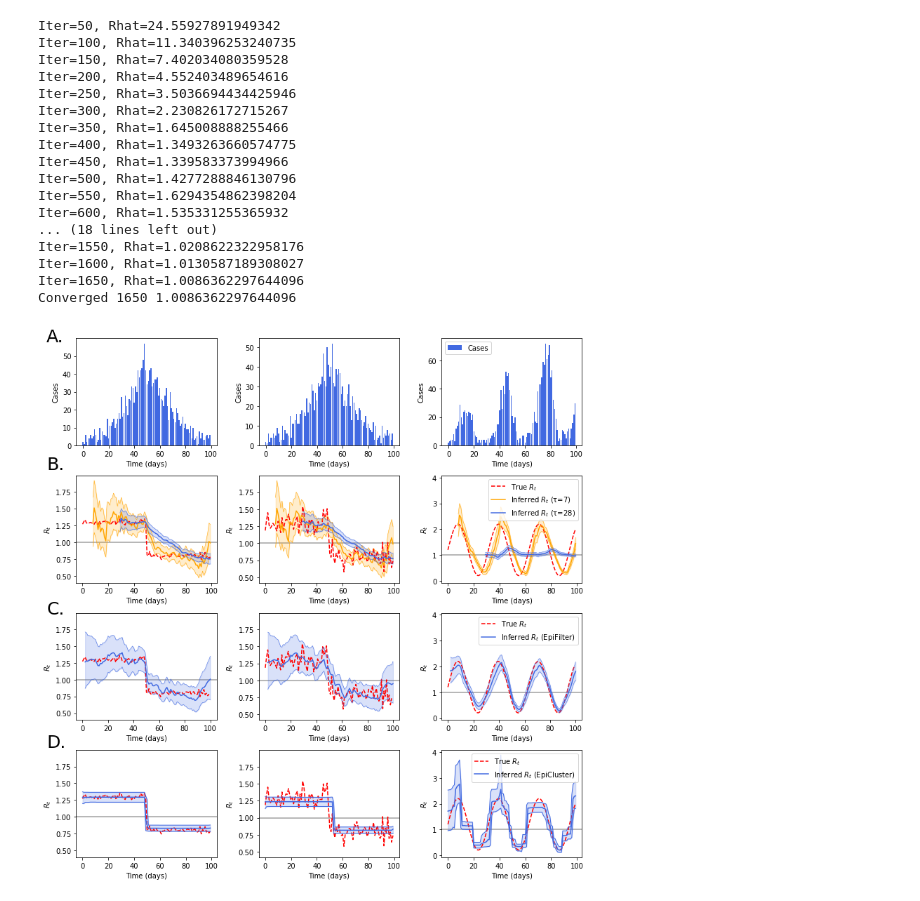
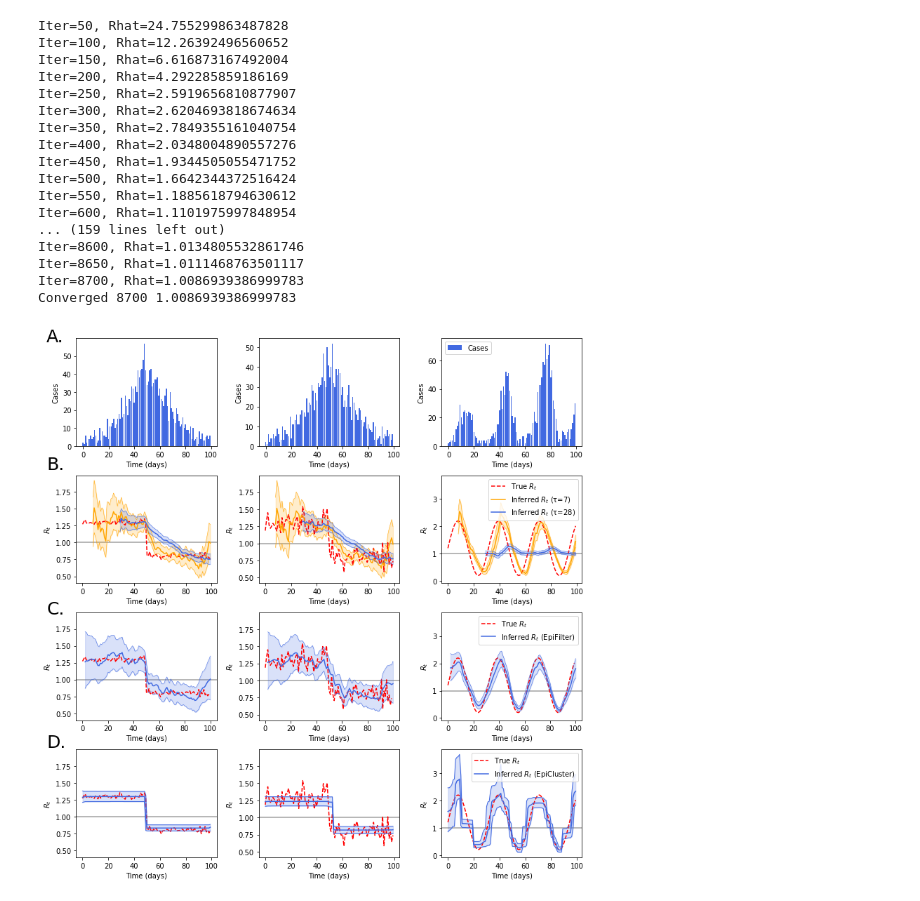
Before and after one commit to SABS-R3-Epidemiology/epicluster-results, a Jupyter notebook: notebooks/Figure3.ipynb, the cells around one changed output. Cells and saved outputs as stored; diff of their text form; code cells hidden in the pictures.

```diff
--- a/notebooks/Figure3.ipynb
+++ b/notebooks/Figure3.ipynb
@@ -60,7 +60,7 @@ intervals28 = inference.get_intervals(central_prob=.9)
 
 # run change point
 p = ec.PoissonModel(copy.deepcopy(inf_cases), w, prior_expected_clusters=1.5)
-mcmc = ec.MCMCSampler(p, 2)
+mcmc = ec.MCMCSampler(p, 4)
 phi_chain, z_chain, counts = mcmc.run_mcmc(Rhat_thresh=1.01, progress=True)
 
 
@@ -128,7 +125,7 @@ intervals28 = inference.get_intervals(central_prob=.9)
 
 # run change point
 p = ec.PoissonModel(copy.deepcopy(inf_cases), w, prior_expected_clusters=1.5)
-mcmc = ec.MCMCSampler(p, 2)
+mcmc = ec.MCMCSampler(p, 4)
 phi_chain, z_chain, counts = mcmc.run_mcmc(Rhat_thresh=1.01, progress=True)
 
 
@@ -193,7 +198,7 @@ intervals28 = inference.get_intervals(central_prob=.9)
 
 # run change point
 p = ec.PoissonModel(copy.deepcopy(inf_cases), w, prior_expected_clusters=1.5)
-mcmc = ec.MCMCSampler(p, 2)
+mcmc = ec.MCMCSampler(p, 4)
 phi_chain, z_chain, counts = mcmc.run_mcmc(Rhat_thresh=1.01, progress=True)
 
 
@@ -203,23 +208,23 @@ epi_results = pd.read_csv('../data/synthetic/results/supp_synthetic_3_R.csv')
 # save results
 results_synth3 = cases, Rt_series, w, phi_chain, z_chain, intervals7, intervals28, epi_results
 # %% [output]
-Iter=50, Rhat=24.55927891949342
-Iter=100, Rhat=11.340396253240735
-Iter=150, Rhat=7.402034080359528
-Iter=200, Rhat=4.552403489654616
-Iter=250, Rhat=3.5036694434425946
-Iter=300, Rhat=2.230826172715267
-Iter=350, Rhat=1.645008888255466
-Iter=400, Rhat=1.3493263660574775
-Iter=450, Rhat=1.339583373994966
-Iter=500, Rhat=1.4277288846130796
-Iter=550, Rhat=1.6294354862398204
-Iter=600, Rhat=1.535331255365932
-... (18 lines left out)
-Iter=1550, Rhat=1.0208622322958176
-Iter=1600, Rhat=1.0130587189308027
-Iter=1650, Rhat=1.0086362297644096
-Converged 1650 1.0086362297644096
+Iter=50, Rhat=24.755299863487828
+Iter=100, Rhat=12.26392496560652
+Iter=150, Rhat=6.616873167492004
+Iter=200, Rhat=4.292285859186169
+Iter=250, Rhat=2.5919656810877907
+Iter=300, Rhat=2.6204693818674634
+Iter=350, Rhat=2.7849355161040754
+Iter=400, Rhat=2.0348004890557276
+Iter=450, Rhat=1.9344505055471752
+Iter=500, Rhat=1.6642344372516424
+Iter=550, Rhat=1.1885618794630612
+Iter=600, Rhat=1.1101975997848954
+... (159 lines left out)
+Iter=8600, Rhat=1.0134805532861746
+Iter=8650, Rhat=1.0111468763501117
+Iter=8700, Rhat=1.0086939386999783
+Converged 8700 1.0086939386999783
 # %%
 fig = plt.figure(figsize=(11,11))
 
@@ -249,7 +254,7 @@ for i in range(num_exps):
     ax = fig.add_subplot(4, num_exps, 3*num_exps+i+1)
     Rs = []
     num_mcmc = len(z_chain)
-    for phi, z in zip(phi_chain[num_mcmc//4:], z_chain[num_mcmc//4:]):
+    for phi, z in zip(phi_chain[num_mcmc//2:], z_chain[num_mcmc//2:]):
         Rs.append([phi[zi] for zi in z])
     ax.plot(x, Rt_series, color='red', label='True $R_t$', ls='--')
     ax.plot(x, np.mean(Rs, axis=0), color='royalblue', label='Inferred $R_t$ (EpiCluster)')
@@ -298,31 +303,31 @@ for i in range(num_exps):
 
 
     x = epi_results['day'][1:]
     mean = epi_results['R_smooth'][1:]
     lb = epi_results['R_smooth_lower_bound'][1:]
     ub = epi_results['R_smooth_upper_bound'][1:]
     ax.plot(x, mean, color='royalblue', label='Inferred $R_t$ (EpiFilter)')
     ax.fill_between(x, lb, ub, alpha=0.2, color='royalblue')
     ax.plot(x, lb, color='royalblue', lw=0.5)
     ax.plot(x, ub, color='royalblue', lw=0.5)
 
     ax.axhline(1, color='gray', alpha=0.75, zorder=-10)
 
     if do_legend:
         ax.legend()
     ax.set_xlabel('Time (days)')
     ax.set_ylabel('$R_t$')
 
 
 fig.set_tight_layout(True)
 
 plt.subplots_adjust(left=0.2)
 fig.text(.02, .98, 'A.', fontsize=25)
 fig.text(.02, .75, 'B.', fontsize=25)
 fig.text(.02, .49, 'C.', fontsize=25)
 fig.text(.02, .25, 'D.', fontsize=25)
 
 plt.savefig('../notebooks/Figure3.pdf')
 plt.show()
 # %% [output]
-[figure, old version]
+[figure, new version]
```
Also changed, not shown: parts of 3 cells of this notebook, 16 other files.
